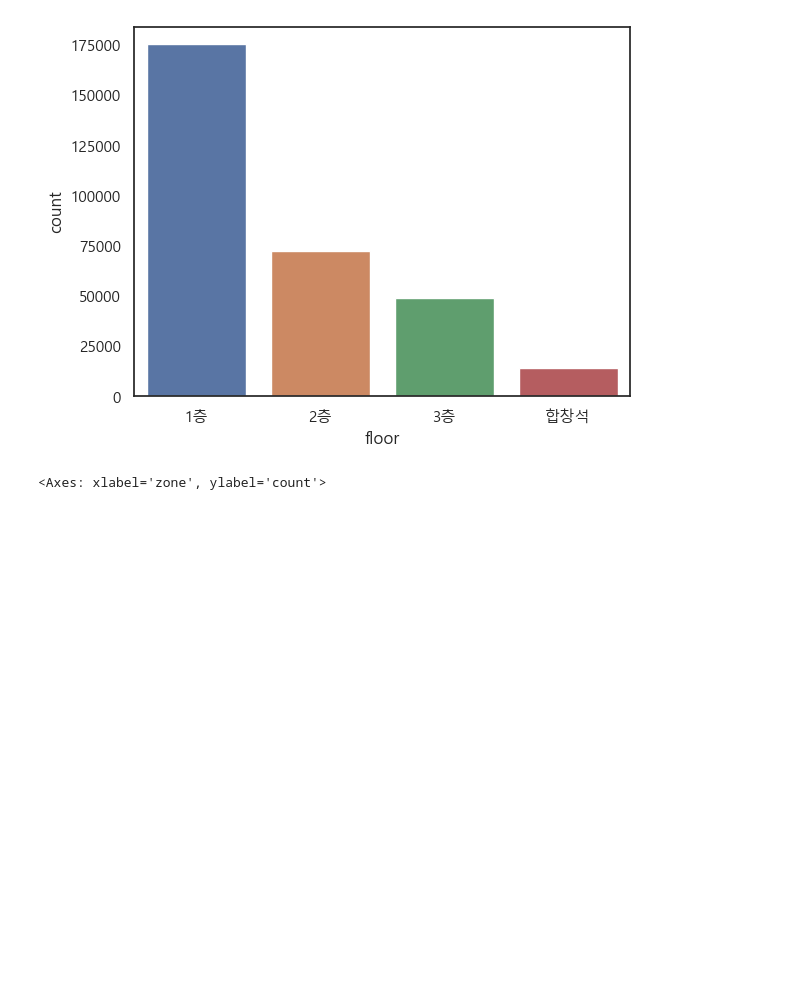
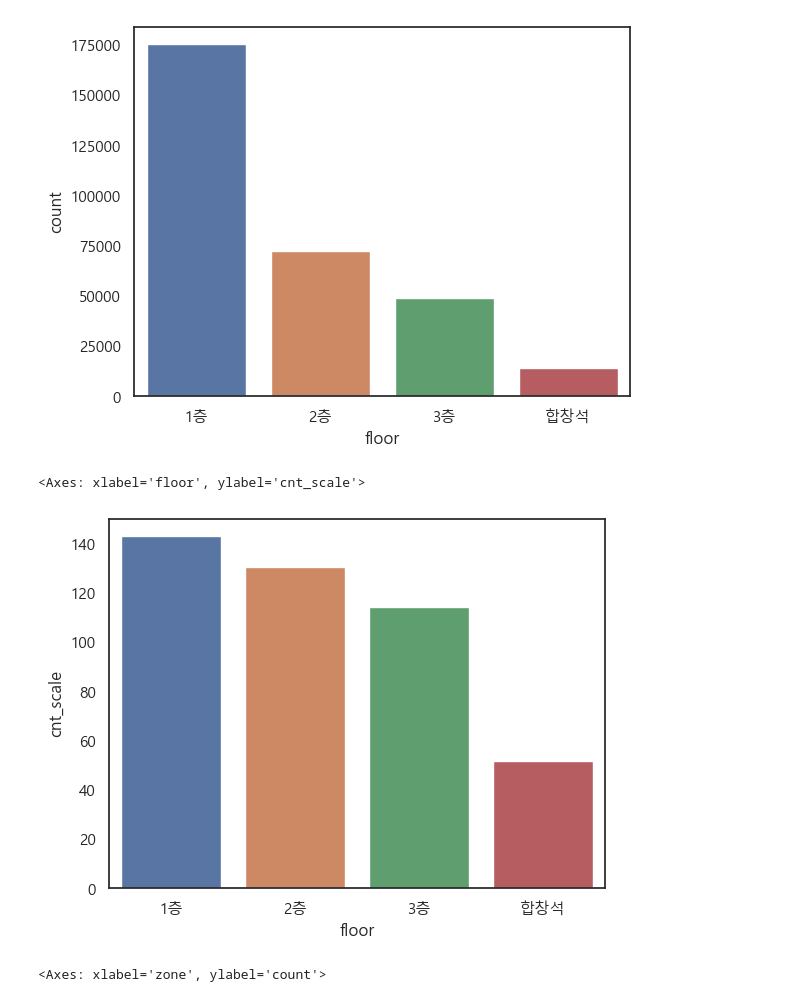
Before and after one commit to damidaa/bigcontest_2023, a Jupyter notebook: preprocessing/EDA.ipynb, the cells around one changed output. Cells and saved outputs as stored; diff of their text form; code cells hidden in the pictures; blank space fills up the shorter version.

```diff
--- a/preprocessing/EDA.ipynb
+++ b/preprocessing/EDA.ipynb
@@ -273,6 +384,16 @@ sns.countplot(x='floor',data=df_symphony,order = df_symphony['floor'].value_coun
 # %% [output]
 <Axes: xlabel='floor', ylabel='count'>
 [figure]
+# %%
+df_floor = df_symphony.groupby('floor',as_index=False).zone.count()
+df_floor.rename(columns = {'zone' : 'cnt'}, inplace = True)
+df_floor['cnt_scale'] = df_floor.apply(floor_scale,axis=1).sort_values(ascending=False)
+
+import seaborn as sns
+sns.barplot(x='floor',y='cnt_scale',data=df_floor)
+# %% [output]
+<Axes: xlabel='floor', ylabel='cnt_scale'>
+[figure, added]
 # %%
 import seaborn as sns
 sns.countplot(x='zone',data=df_symphony,order=df_symphony['zone'].value_counts().index)
```
Also changed, not shown: parts of 30 cells of this notebook.
